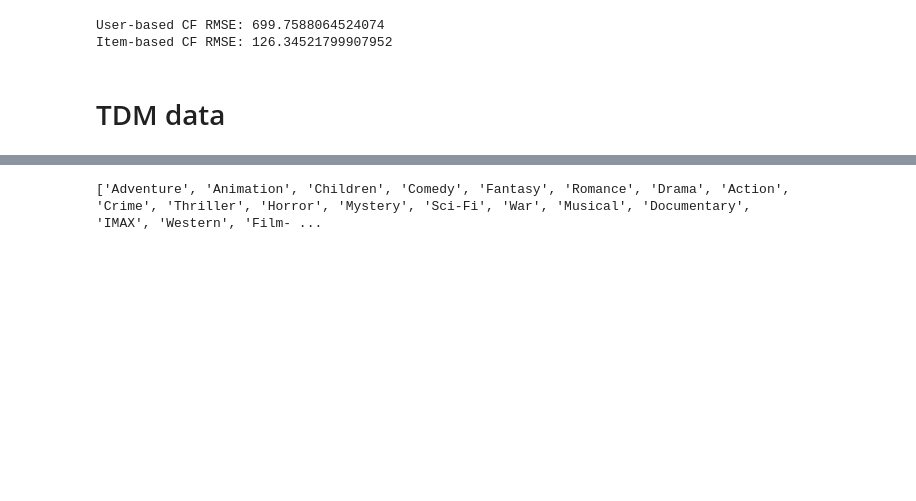
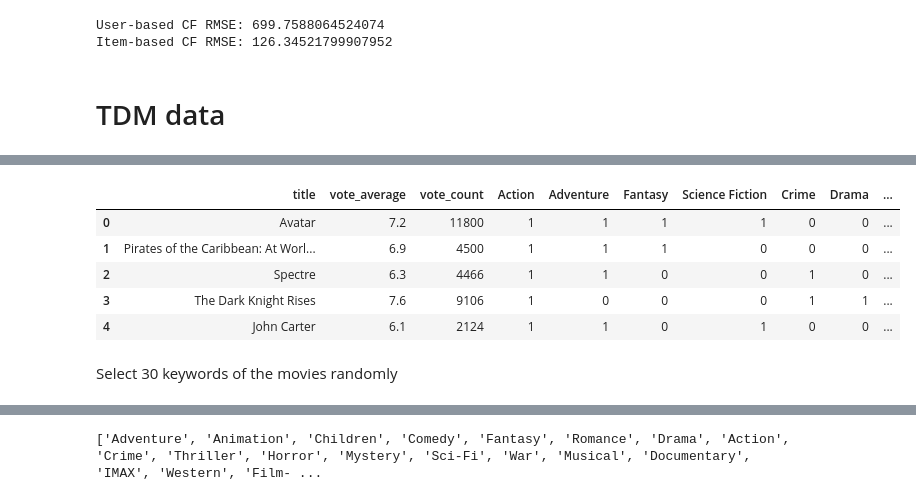
Before and after one commit to MizanMustakim/Big_data_movie_project, a Jupyter notebook: Big_data_movie_project.ipynb, the cells around one changed output, grey strips where cells are left out. Saved outputs shown, nothing was run; the diff lists cells and outputs as text; code cells hidden in the pictures; blank space fills up the shorter version.

```diff
--- a/Big_data_movie_project.ipynb
+++ b/Big_data_movie_project.ipynb
@@ -577,0 +608,3 @@ tdm_df.head()
+# %%
+for feature in features:
+    data[feature] = data[feature].apply(get_list)
@@ -577,0 +620,14 @@ tdm_df.head()
+# %%
+genre_list = []
+keyword_list = []
+for i in range(data.shape[0]):
+    b = data.genres[i]
+    for j in b:
+        if j not in genre_list:
+            genre_list.append(j)
+    c = data.keywords[i]
+    for j in c:
+        if j not in keyword_list:
+            keyword_list.append(j)
+len(genre_list)
+len(keyword_list)
@@ -577,0 +636,3 @@ tdm_df.head()
+# %%
+d = data.drop(["genres", "keywords", "id"], axis=1)
+d.head()
@@ -577,0 +646,22 @@ tdm_df.head()
+# %%
+for i in genre_list:
+    d[i] = ""
+
+for i in range(data.shape[0]):
+    b = data.genres[i]
+    for j in genre_list:
+        if j in b:
+            d[j][i] = 1
+        else:
+            d[j][i] = 0
+# %%
+d.head()
+# %% [output]
+|  | title | vote_average | vote_count | Action | Adventure | Fantasy | Science Fiction | Crime | Drama | ... |
+| 0 | Avatar | 7.2 | 11800 | 1 | 1 | 1 | 1 | 0 | 0 | ... |
+| 1 | Pirates of the Caribbean: At Worl... | 6.9 | 4500 | 1 | 1 | 1 | 0 | 0 | 0 | ... |
+| 2 | Spectre | 6.3 | 4466 | 1 | 1 | 0 | 0 | 1 | 0 | ... |
+| 3 | The Dark Knight Rises | 7.6 | 9106 | 1 | 0 | 0 | 0 | 1 | 1 | ... |
+| 4 | John Carter | 6.1 | 2124 | 1 | 1 | 0 | 1 | 0 | 0 | ... |
+# %% [markdown]
+Select 30 keywords of the movies randomly
```
Also changed, not shown: parts of 14 cells of this notebook.
